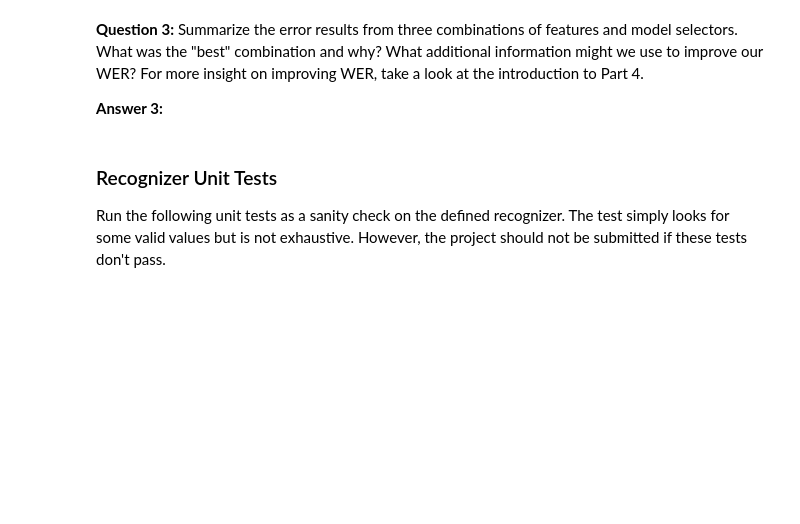
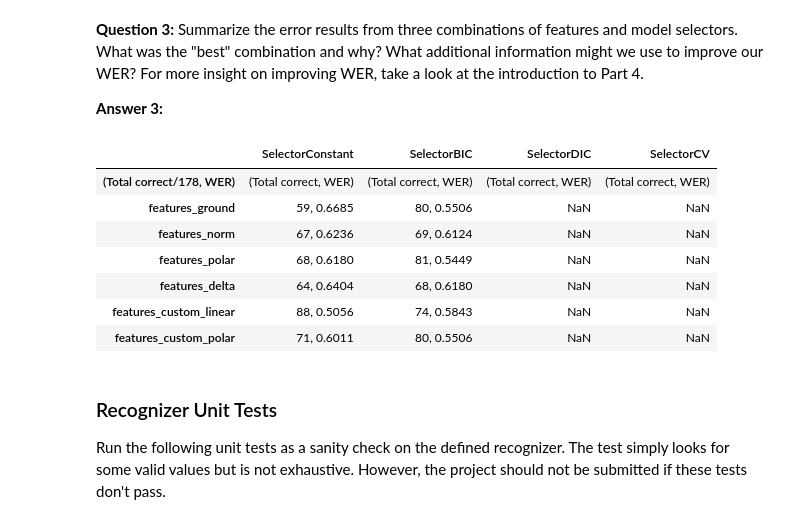
Before and after one commit to ShihanUTSA/AIND-Recognizer, a Jupyter notebook: asl_recognizer.ipynb, the cells around one changed output. Drawn from its saved outputs; the diff is of its cells as text; code cells hidden in the pictures; blank space fills up the shorter version.

```diff
--- a/asl_recognizer.ipynb
+++ b/asl_recognizer.ipynb
@@ -783,6 +783,17 @@ Video  Recognized                                                    Correct
 **Question 3:**  Summarize the error results from three combinations of features and model selectors.  What was the "best" combination and why?  What additional information might we use to improve our WER?  For more insight on improving WER, take a look at the introduction to Part 4.
 
 **Answer 3:**
+# %%
+pd.read_excel('Results.xlsx')
+# %% [output]
+|  | SelectorConstant | SelectorBIC | SelectorDIC | SelectorCV |
+| (Total correct/178, WER) | (Total correct, WER) | (Total correct, WER) | (Total correct, WER) | (Total correct, WER) |
+| features_ground | 59, 0.6685 | 80, 0.5506 | NaN | NaN |
+| features_norm | 67, 0.6236 | 69, 0.6124 | NaN | NaN |
+| features_polar | 68, 0.6180 | 81, 0.5449 | NaN | NaN |
+| features_delta | 64, 0.6404 | 68, 0.6180 | NaN | NaN |
+| features_custom_linear | 88, 0.5056 | 74, 0.5843 | NaN | NaN |
+| features_custom_polar | 71, 0.6011 | 80, 0.5506 | NaN | NaN |
 # %% [markdown]
 <a id='part3_test'></a>
 ### Recognizer Unit Tests
```
